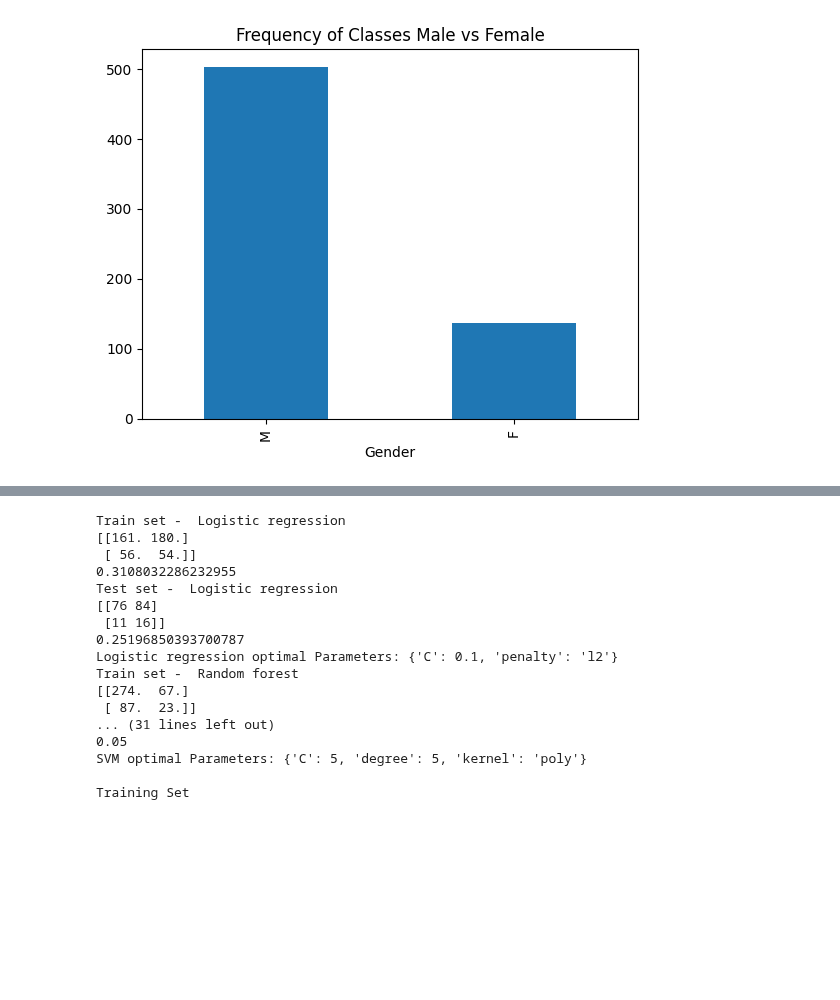
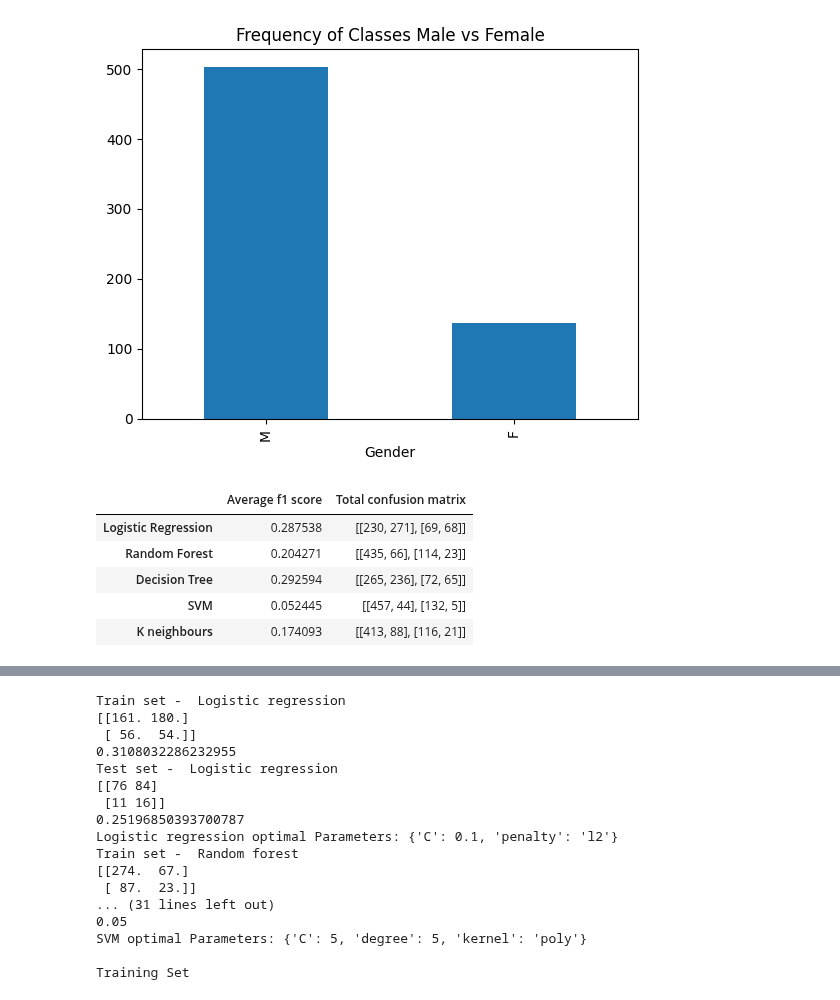
Before and after one commit to sophiak12/Individual_Project, a Jupyter notebook: src/modelAudio.ipynb, the cells around one changed output, grey strips where cells are left out. Cells and saved outputs as stored; diff of their text form; code cells hidden in the pictures; blank space fills up the shorter version.

```diff
--- a/src/modelAudio.ipynb
+++ b/src/modelAudio.ipynb
@@ -78,3 +81,57 @@ featureColumns = ['pitchAverage', 'Extraversion', 'Agreeableness', 'Conscientiou
 features = mergedDfAv[featureColumns]
 labels = data['Gender'].astype(int)
 groups = data['speakerID']
+# %%
+
+# ALGORITHMS
+scaler = StandardScaler().fit(features.loc[:,featureColumns])
+features.loc[:,featureColumns] = scaler.transform(features.loc[:,featureColumns])
+
+
+logisticReg = LogisticRegression(solver='liblinear',class_weight='balanced',C=0.1, penalty= 'l2')
+Kneightbors = KNeighborsClassifier(n_neighbors=3, weights='distance')
+randomForest = RandomForestClassifier(n_estimators=100, class_weight='balanced', max_depth=10)
+decisionTree=DecisionTreeClassifier(class_weight='balanced', max_depth=10)
+SVM = SVC(kernel='poly', C=6, degree=5)
+
+n_splits = 7
+kFold = StratifiedGroupKFold(n_splits=n_splits)
+
+def calculateResults(model, X, y):
+    # Get info from input X, y
+    # features = X.loc[:,featureColumns]
+    # target= y.astype(int)
+
+    f1Scores=[]
+    confusionMatrices=[]
+    confusionMatrixTotal=[[0,0],[0,0]]
+
+    fold_assignments = np.zeros_like(X['speakerID'])
+    for fold, (train_index, test_index) in enumerate(kFold.split(features, labels, groups=groups)):
+        fold_assignments[test_index] = fold
+        X_tr, X_te = features.iloc[train_index], features.iloc[test_index]
+        y_tr, y_te = labels.iloc[train_index], labels.iloc[test_index]
+        model.fit(X_tr, y_tr)
+        prediction = model.predict(X_te)
+        f1Scores.append(f1_score(y_te, prediction))
+        confusionMatrices.append(confusion_matrix(y_te, prediction))
+        confusionMatrixTotal += np.array(confusion_matrix(y_te, prediction))
+    result = pd.DataFrame({'Average f1 score': np.mean(f1Scores), 'Total confusion matrix': ([confusionMatrixTotal])})
+    return (result)
+
+
+# CALLING FUNCTION FOR EVERY MODEL TO GET RESULT OF K FOLD
+algorithmName = ["Logistic Regression", "Random Forest", "Decision Tree", "SVM", "K neighbours"]
+algorithms = [logisticReg, randomForest, decisionTree, SVM, Kneightbors]
+final = pd.DataFrame()
+for i in range (len(algorithms)):
+    final = pd.concat([final, calculateResults(algorithms[i], data, target)])
+final.index = algorithmName
+display(final)
+# %% [output]
+|  | Average f1 score | Total confusion matrix |
+| Logistic Regression | 0.287538 | [[230, 271], [69, 68]] |
+| Random Forest | 0.204271 | [[435, 66], [114, 23]] |
+| Decision Tree | 0.292594 | [[265, 236], [72, 65]] |
+| SVM | 0.052445 | [[457, 44], [132, 5]] |
+| K neighbours | 0.174093 | [[413, 88], [116, 21]] |
```
Also changed, not shown: parts of 3 cells of this notebook, 1 other file.
